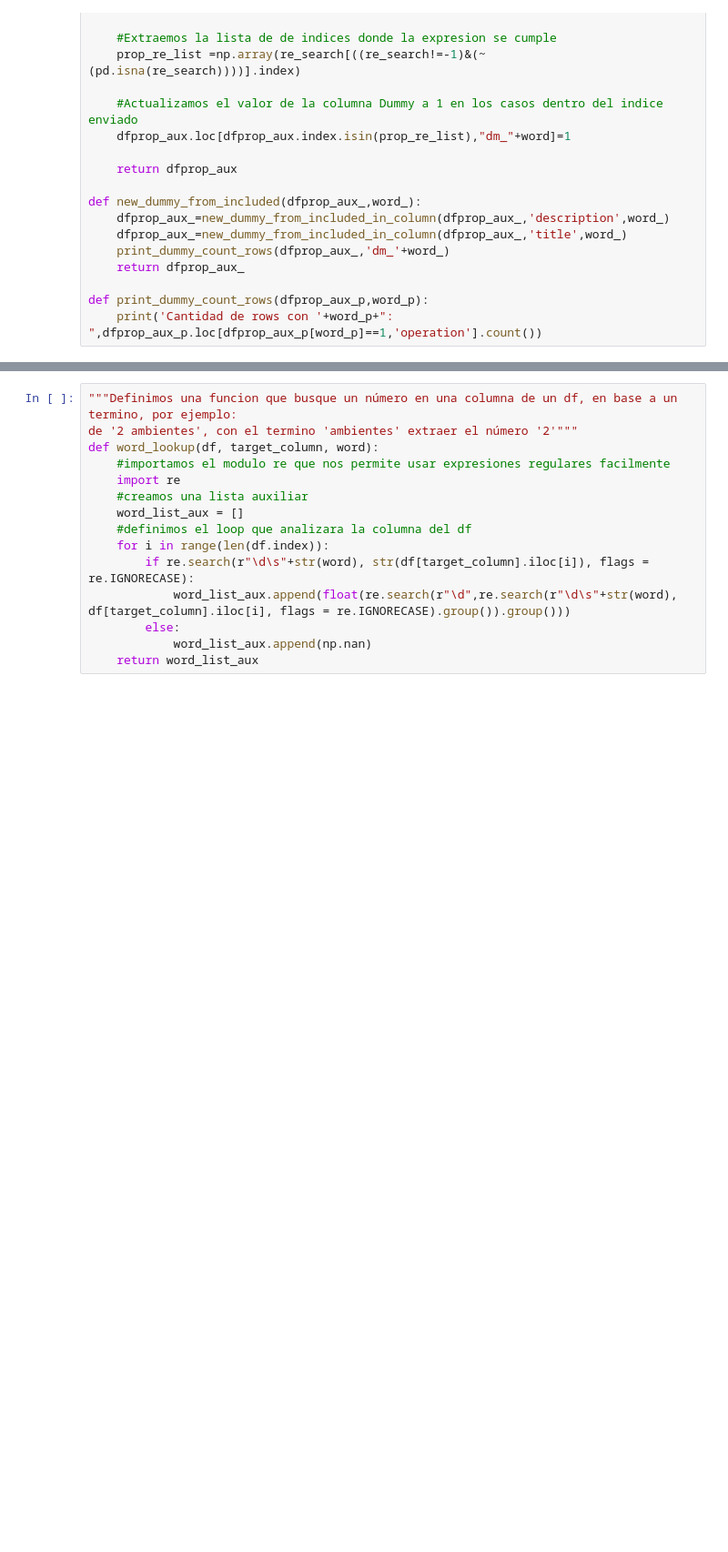
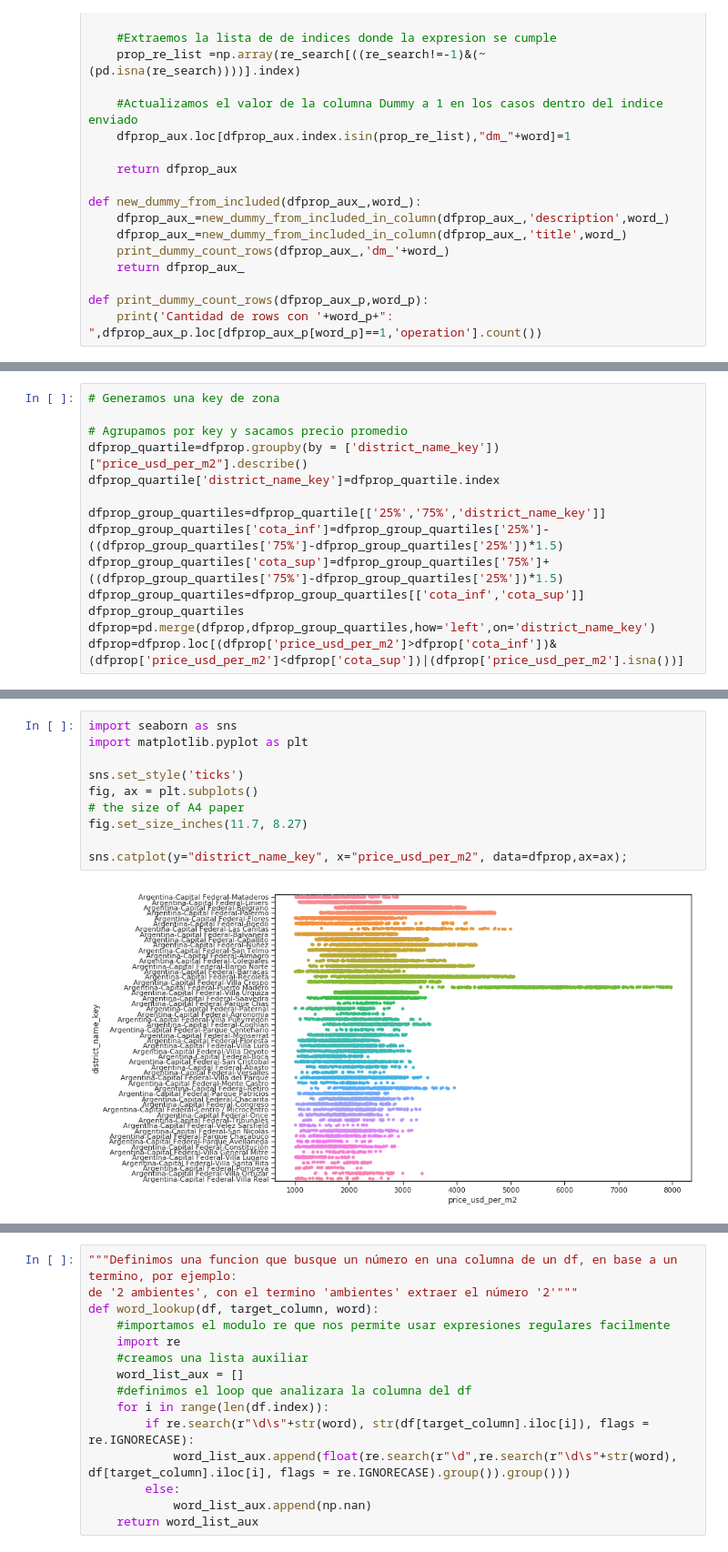
Before and after one commit to rgvillar/properati, a Jupyter notebook: Grupo7_Dummies_y_ML.ipynb, the cells around one changed output, grey strips where cells are left out. Shown at 91% size. Cells and saved outputs as stored; diff of their text form; blank space fills up the shorter version.

```diff
--- a/Grupo7_Dummies_y_ML.ipynb
+++ b/Grupo7_Dummies_y_ML.ipynb
@@ -73,0 +146,14 @@ def print_dummy_count_rows(dfprop_aux_p,word_p):
+# %%
+# Generamos una key de zona
+
+# Agrupamos por key y sacamos precio promedio
+dfprop_quartile=dfprop.groupby(by = ['district_name_key'])["price_usd_per_m2"].describe()
+dfprop_quartile['district_name_key']=dfprop_quartile.index
+
+dfprop_group_quartiles=dfprop_quartile[['25%','75%','district_name_key']]
+dfprop_group_quartiles['cota_inf']=dfprop_group_quartiles['25%']-((dfprop_group_quartiles['75%']-dfprop_group_quartiles['25%'])*1.5)
+dfprop_group_quartiles['cota_sup']=dfprop_group_quartiles['75%']+((dfprop_group_quartiles['75%']-dfprop_group_quartiles['25%'])*1.5)
+dfprop_group_quartiles=dfprop_group_quartiles[['cota_inf','cota_sup']]
+dfprop_group_quartiles
+dfprop=pd.merge(dfprop,dfprop_group_quartiles,how='left',on='district_name_key')
+dfprop=dfprop.loc[(dfprop['price_usd_per_m2']>dfprop['cota_inf'])&(dfprop['price_usd_per_m2']<dfprop['cota_sup'])|(dfprop['price_usd_per_m2'].isna())]
@@ -73,0 +171,12 @@ def print_dummy_count_rows(dfprop_aux_p,word_p):
+# %%
+import seaborn as sns
+import matplotlib.pyplot as plt
+
+sns.set_style('ticks')
+fig, ax = plt.subplots()
+# the size of A4 paper
+fig.set_size_inches(11.7, 8.27)
+
+sns.catplot(y="district_name_key", x="price_usd_per_m2", data=dfprop,ax=ax);
+# %% [output]
+[figure, added]
```
Also changed, not shown: parts of 39 cells of this notebook.
